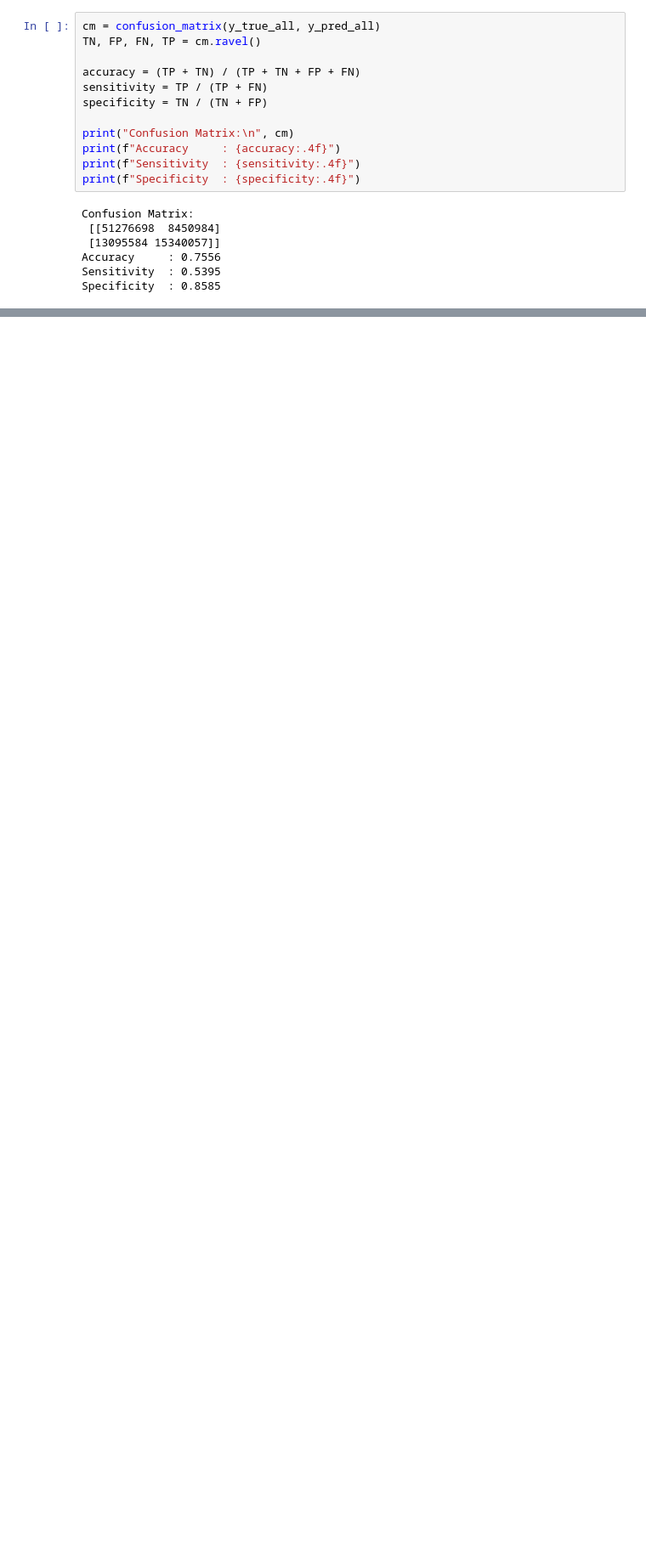
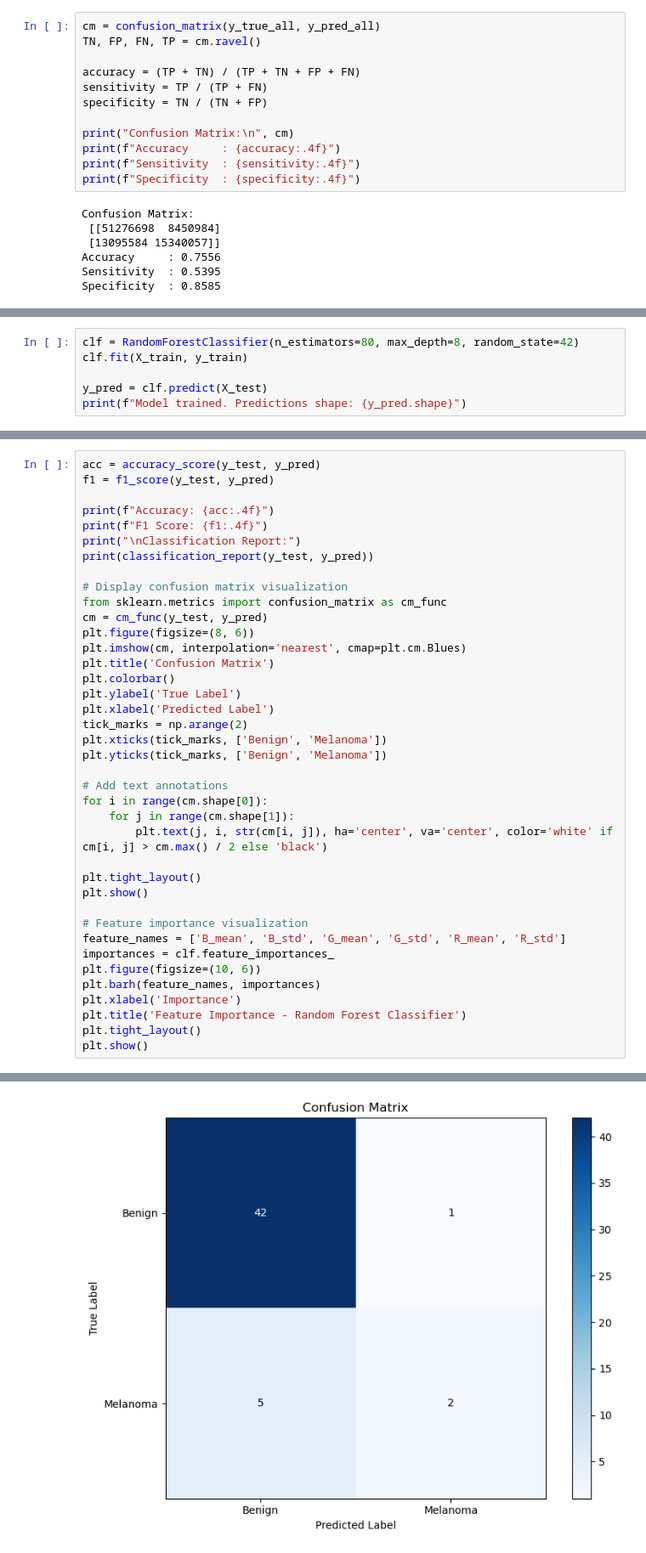
Before and after one commit to b17br34k3r/Digital-Image-processing-tasks, a Jupyter notebook: DIP Project/OEL_DIP.ipynb, the cells around one changed output, grey strips where cells are left out. Shown at 85% size. Cells and saved outputs as stored; diff of their text form; blank space fills up the shorter version.

```diff
--- a/DIP Project/OEL_DIP.ipynb
+++ b/DIP Project/OEL_DIP.ipynb
@@ -2088,0 +258,6 @@ weighted avg       0.86      0.88      0.86        50
+# %%
+clf = RandomForestClassifier(n_estimators=80, max_depth=8, random_state=42)
+clf.fit(X_train, y_train)
+
+y_pred = clf.predict(X_test)
+print(f"Model trained. Predictions shape: {y_pred.shape}")
@@ -2088,0 +270,40 @@ weighted avg       0.86      0.88      0.86        50
+# %%
+acc = accuracy_score(y_test, y_pred)
+f1 = f1_score(y_test, y_pred)
+
+print(f"Accuracy: {acc:.4f}")
+print(f"F1 Score: {f1:.4f}")
+print("\nClassification Report:")
+print(classification_report(y_test, y_pred))
+
+# Display confusion matrix visualization
+from sklearn.metrics import confusion_matrix as cm_func
+cm = cm_func(y_test, y_pred)
+plt.figure(figsize=(8, 6))
+plt.imshow(cm, interpolation='nearest', cmap=plt.cm.Blues)
+plt.title('Confusion Matrix')
+plt.colorbar()
+plt.ylabel('True Label')
+plt.xlabel('Predicted Label')
+tick_marks = np.arange(2)
+plt.xticks(tick_marks, ['Benign', 'Melanoma'])
+plt.yticks(tick_marks, ['Benign', 'Melanoma'])
+
+# Add text annotations
+for i in range(cm.shape[0]):
+    for j in range(cm.shape[1]):
+        plt.text(j, i, str(cm[i, j]), ha='center', va='center', color='white' if cm[i, j] > cm.max() / 2 else 'black')
+
+plt.tight_layout()
+plt.show()
+
+# Feature importance visualization
+feature_names = ['B_mean', 'B_std', 'G_mean', 'G_std', 'R_mean', 'R_std']
+importances = clf.feature_importances_
+plt.figure(figsize=(10, 6))
+plt.barh(feature_names, importances)
+plt.xlabel('Importance')
+plt.title('Feature Importance - Random Forest Classifier')
+plt.tight_layout()
+plt.show()
+# %% [output]
@@ -2088,0 +322 @@ weighted avg       0.86      0.88      0.86        50
+[figure, added]
```
Also changed, not shown: parts of 44 cells of this notebook.
